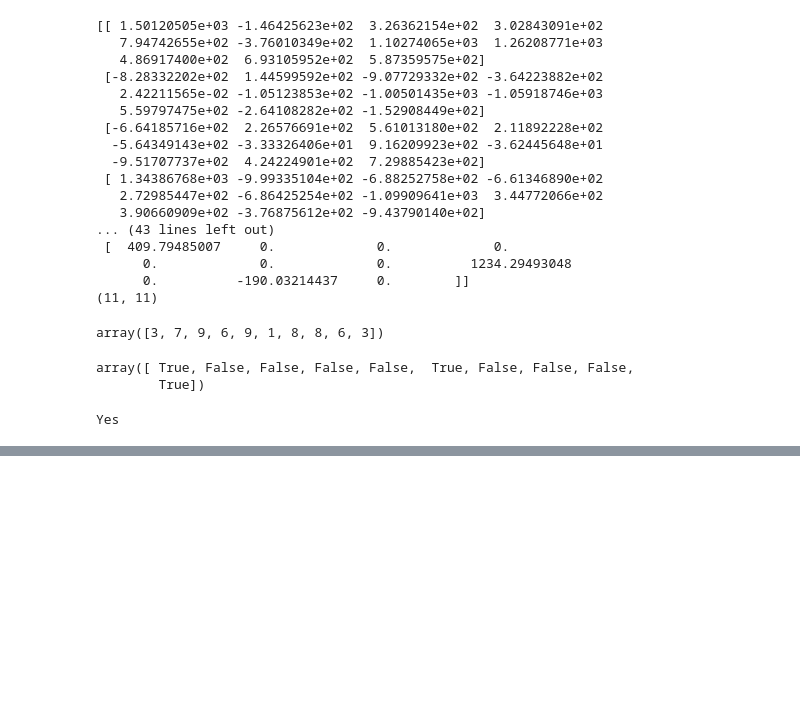
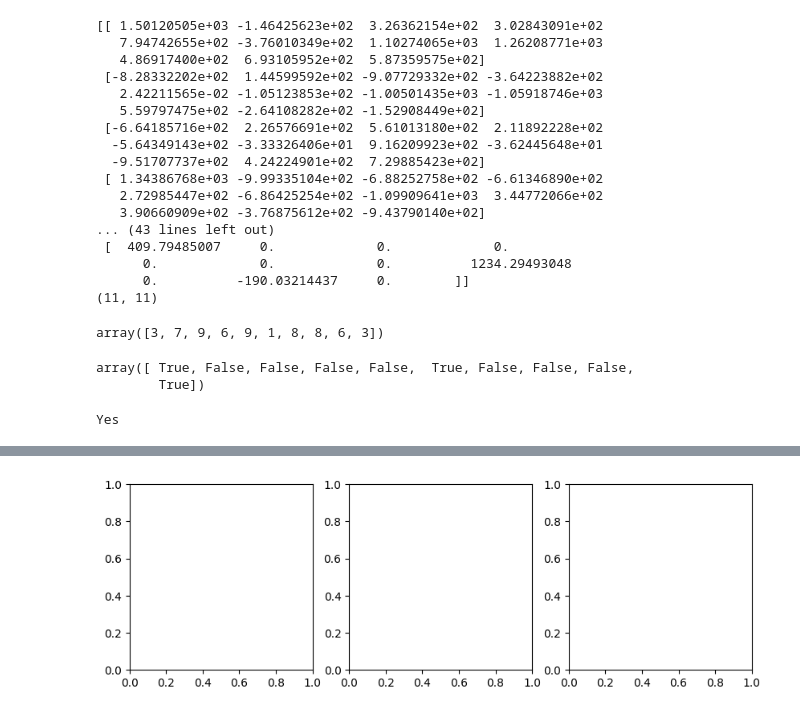
Before and after one commit to aaerrolla/metaStim, a Jupyter notebook: test.ipynb, the cells around one changed output, grey strips where cells are left out. Drawn from its saved outputs; the diff is of its cells as text; code cells hidden in the pictures; blank space fills up the shorter version.

```diff
--- a/test.ipynb
+++ b/test.ipynb
@@ -357,0 +378,4 @@ Yes
+# %%
+fig, axs = plt.subplots(1, 3, figsize=(10, 3))
+# %% [output]
+[figure, added]
```
Also changed, not shown: parts of 17 cells of this notebook, 5 other files.
